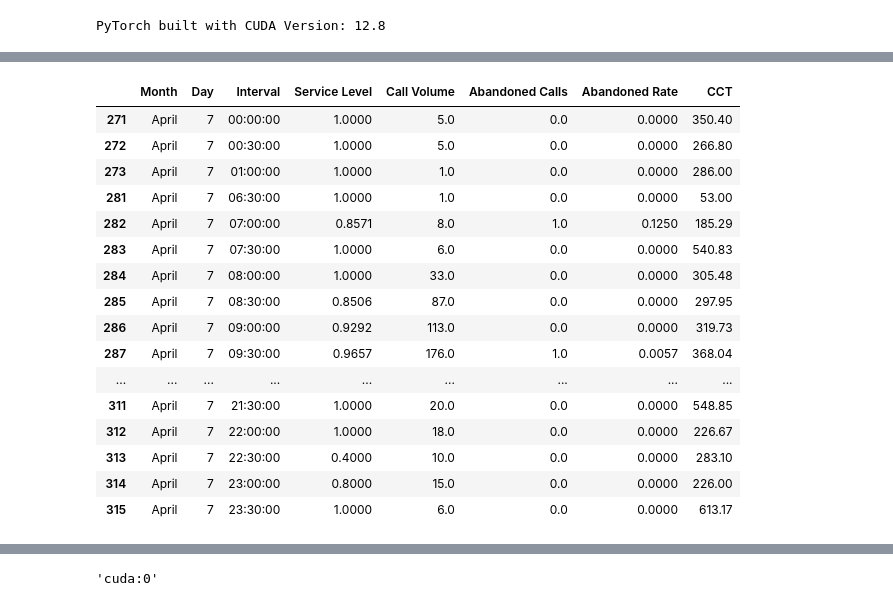
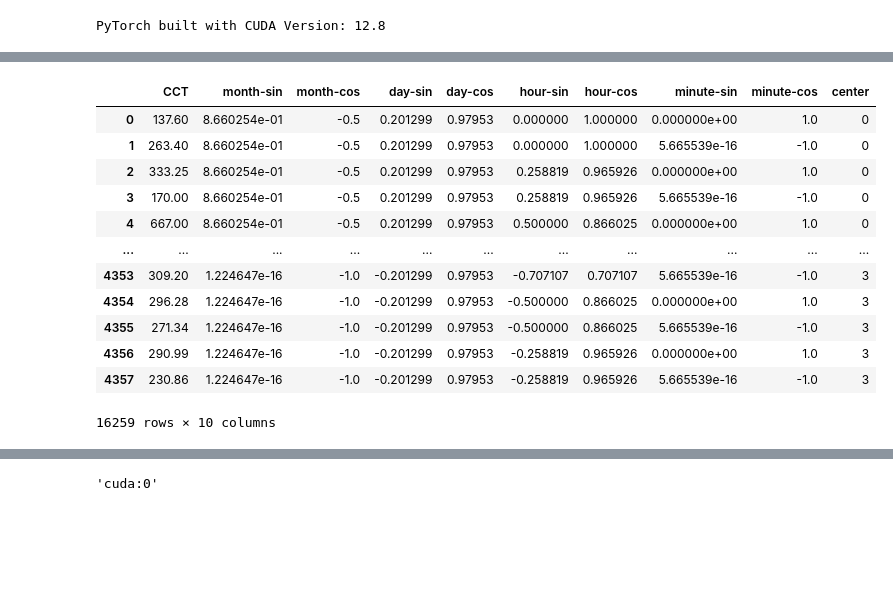
Before and after one commit to eeen17/jems, a Jupyter notebook: model.ipynb, the cells around one changed output, grey strips where cells are left out. Cells and saved outputs as stored; diff of their text form; code cells hidden in the pictures; blank space fills up the shorter version.

```diff
--- a/model.ipynb
+++ b/model.ipynb
@@ -18,3 +19,16 @@ dfs = pd.read_excel("data/Data for Datathon (Revised).xlsx", sheet_name=[
     for center in call_centers
     for type in types
 ])
+# %%
+# df = dfs["A - Interval"].dropna() #[["Date", "CCT"]]
+center_map = {
+    "A" : 0,
+    "B" : 1,
+    "C" : 2,
+    "D" : 3
+}
+for c in call_centers:
+    dfs[f"{c} - Interval"]["center"] = center_map[c]
+
+df = pd.concat([dfs[f"{c} - Interval"] for c in call_centers]).dropna()
+df
@@ -21,22 +75,40 @@ dfs = pd.read_excel("data/Data for Datathon (Revised).xlsx", sheet_name=[
 # %%
-df = dfs["A - Interval"].dropna() #[["Date", "CCT"]]
-# df["Date"] = df["Month"] + df["Day"] + df["Interval"]
-df[(df.Month == "April") & (df.Day == 7)]
+# cyclically encode date
+df["month-sin"] = np.sin(2 * np.pi * month / 12)
+df["month-cos"] = np.cos(2 * np.pi * month / 12)
+
+df["day-sin"] = np.sin(2 * np.pi * day / 31)
+df["day-cos"] = np.cos(2 * np.pi * day / 31)
+
+df["hour-sin"] = np.sin(2 * np.pi * hour / 24)
+df["hour-cos"] = np.cos(2 * np.pi * hour / 24)
+
+df["minute-sin"] = np.sin(2 * np.pi * minute / 60)
+df["minute-cos"] = np.cos(2 * np.pi * minute / 60)
+
+cyclic_columns = ["month", "day", "hour", "minute"]
+types = ["sin", "cos"]
+
+out = df[["CCT"]]
+features =  df[[
+    f"{c}-{t}"
+    for c in cyclic_columns
+    for t in types
+] + ["center"]]
+# time_features
+pd.concat((out, features), axis=1)
+# out
 # %% [output]
-|  | Month | Day | Interval | Service Level | Call Volume | Abandoned Calls | Abandoned Rate | CCT |
-| 271 | April | 7 | 00:00:00 | 1.0000 | 5.0 | 0.0 | 0.0000 | 350.40 |
-| 272 | April | 7 | 00:30:00 | 1.0000 | 5.0 | 0.0 | 0.0000 | 266.80 |
-| 273 | April | 7 | 01:00:00 | 1.0000 | 1.0 | 0.0 | 0.0000 | 286.00 |
-| 281 | April | 7 | 06:30:00 | 1.0000 | 1.0 | 0.0 | 0.0000 | 53.00 |
-| 282 | April | 7 | 07:00:00 | 0.8571 | 8.0 | 1.0 | 0.1250 | 185.29 |
-| 283 | April | 7 | 07:30:00 | 1.0000 | 6.0 | 0.0 | 0.0000 | 540.83 |
-| 284 | April | 7 | 08:00:00 | 1.0000 | 33.0 | 0.0 | 0.0000 | 305.48 |
-| 285 | April | 7 | 08:30:00 | 0.8506 | 87.0 | 0.0 | 0.0000 | 297.95 |
-| 286 | April | 7 | 09:00:00 | 0.9292 | 113.0 | 0.0 | 0.0000 | 319.73 |
-| 287 | April | 7 | 09:30:00 | 0.9657 | 176.0 | 1.0 | 0.0057 | 368.04 |
-| ... | ... | ... | ... | ... | ... | ... | ... | ... |
-| 311 | April | 7 | 21:30:00 | 1.0000 | 20.0 | 0.0 | 0.0000 | 548.85 |
-| 312 | April | 7 | 22:00:00 | 1.0000 | 18.0 | 0.0 | 0.0000 | 226.67 |
-| 313 | April | 7 | 22:30:00 | 0.4000 | 10.0 | 0.0 | 0.0000 | 283.10 |
-| 314 | April | 7 | 23:00:00 | 0.8000 | 15.0 | 0.0 | 0.0000 | 226.00 |
-| 315 | April | 7 | 23:30:00 | 1.0000 | 6.0 | 0.0 | 0.0000 | 613.17 |
+|  | CCT | month-sin | month-cos | day-sin | day-cos | hour-sin | hour-cos | minute-sin | minute-cos | center |
+| 0 | 137.60 | 8.660254e-01 | -0.5 | 0.201299 | 0.97953 | 0.000000 | 1.000000 | 0.000000e+00 | 1.0 | 0 |
+| 1 | 263.40 | 8.660254e-01 | -0.5 | 0.201299 | 0.97953 | 0.000000 | 1.000000 | 5.665539e-16 | -1.0 | 0 |
+| 2 | 333.25 | 8.660254e-01 | -0.5 | 0.201299 | 0.97953 | 0.258819 | 0.965926 | 0.000000e+00 | 1.0 | 0 |
+| 3 | 170.00 | 8.660254e-01 | -0.5 | 0.201299 | 0.97953 | 0.258819 | 0.965926 | 5.665539e-16 | -1.0 | 0 |
+| 4 | 667.00 | 8.660254e-01 | -0.5 | 0.201299 | 0.97953 | 0.500000 | 0.866025 | 0.000000e+00 | 1.0 | 0 |
+| ... | ... | ... | ... | ... | ... | ... | ... | ... | ... | ... |
+| 4353 | 309.20 | 1.224647e-16 | -1.0 | -0.201299 | 0.97953 | -0.707107 | 0.707107 | 5.665539e-16 | -1.0 | 3 |
+| 4354 | 296.28 | 1.224647e-16 | -1.0 | -0.201299 | 0.97953 | -0.500000 | 0.866025 | 0.000000e+00 | 1.0 | 3 |
+| 4355 | 271.34 | 1.224647e-16 | -1.0 | -0.201299 | 0.97953 | -0.500000 | 0.866025 | 5.665539e-16 | -1.0 | 3 |
+| 4356 | 290.99 | 1.224647e-16 | -1.0 | -0.201299 | 0.97953 | -0.258819 | 0.965926 | 0.000000e+00 | 1.0 | 3 |
+| 4357 | 230.86 | 1.224647e-16 | -1.0 | -0.201299 | 0.97953 | -0.258819 | 0.965926 | 5.665539e-16 | -1.0 | 3 |
+16259 rows × 10 columns
```
Also changed, not shown: parts of 19 cells of this notebook, 3 other files.
